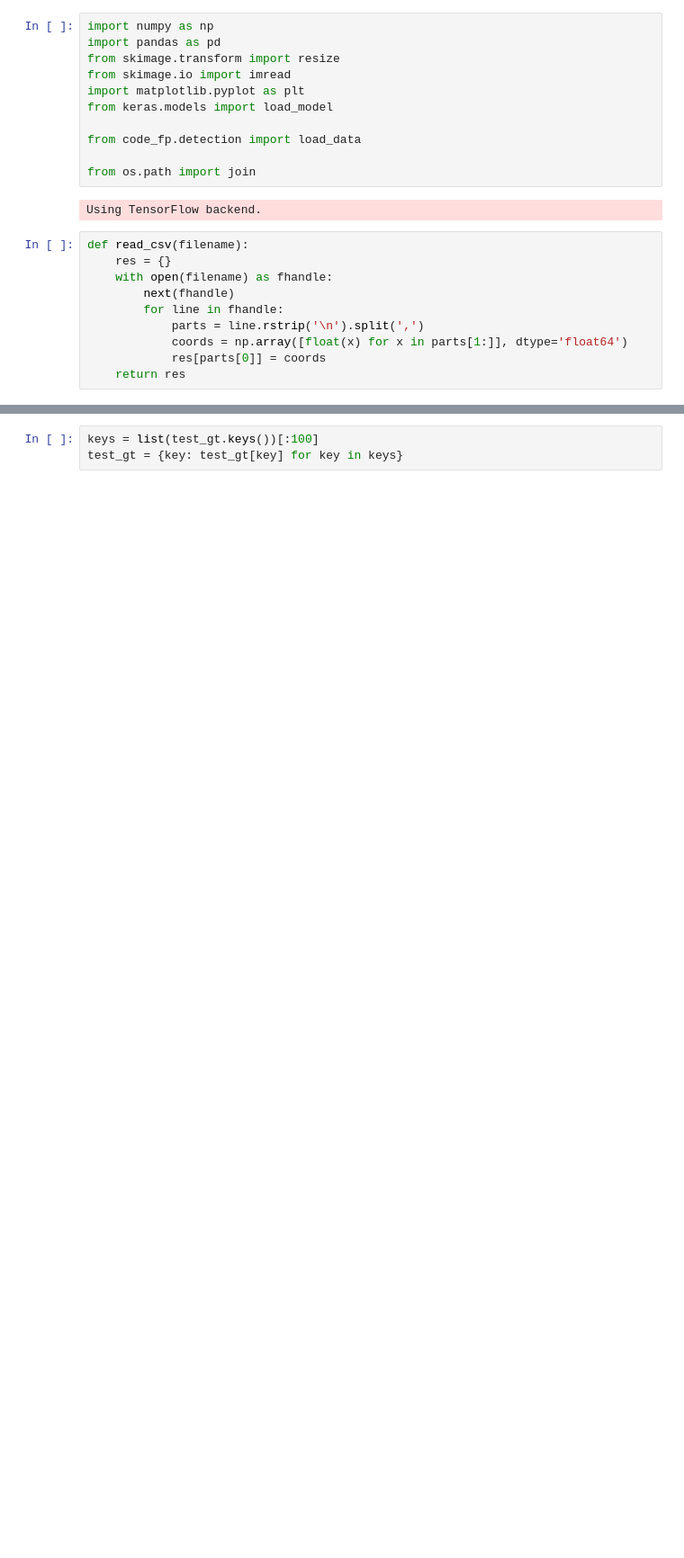
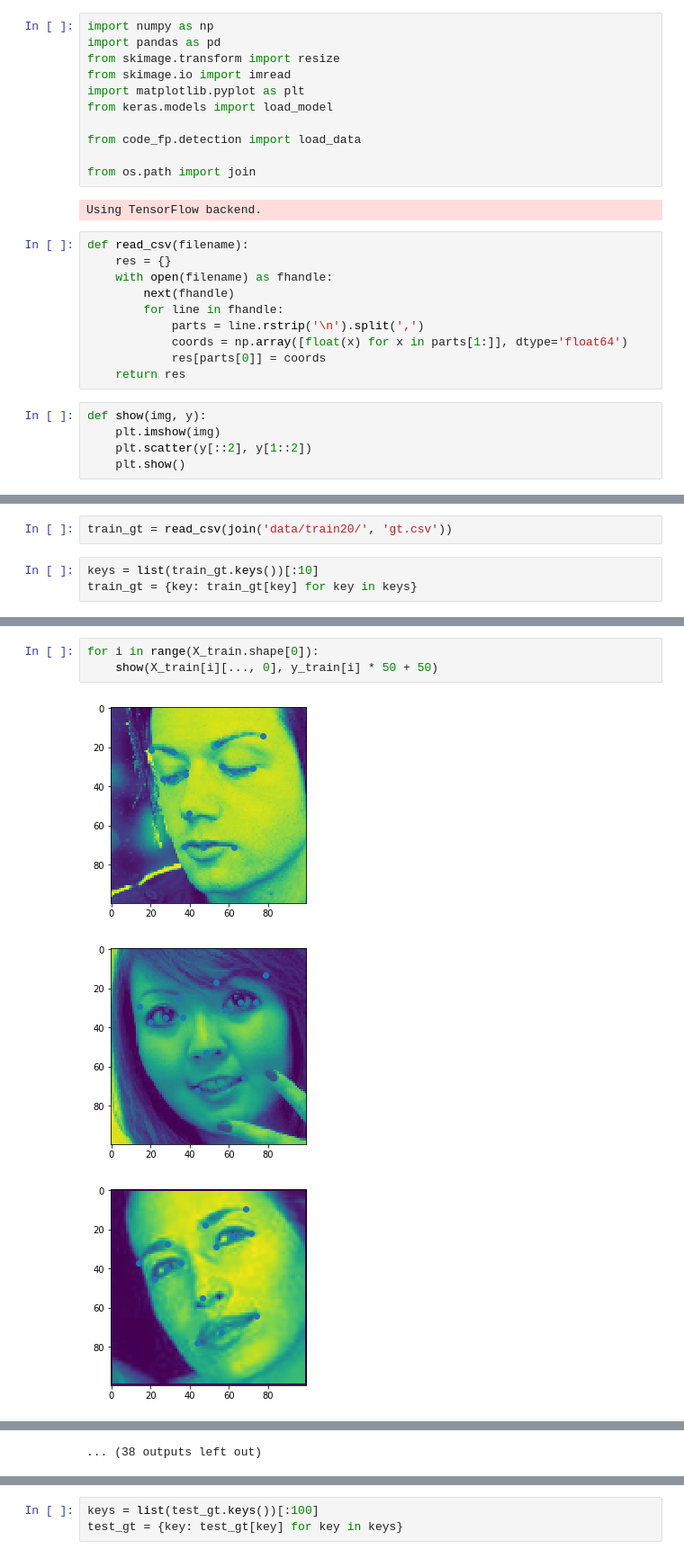
Before and after one commit to ospanoff/cv-gml, a Jupyter notebook: facepoints/check_model.ipynb, the cells around one changed output, grey strips where cells are left out. Shown at 90% size. Saved outputs shown, nothing was run; the diff lists cells and outputs as text; blank space fills up the shorter version.

```diff
--- a/facepoints/check_model.ipynb
+++ b/facepoints/check_model.ipynb
@@ -21,3 +21,8 @@ def read_csv(filename):
             coords = np.array([float(x) for x in parts[1:]], dtype='float64')
             res[parts[0]] = coords
     return res
+# %%
+def show(img, y):
+    plt.imshow(img)
+    plt.scatter(y[::2], y[1::2])
+    plt.show()
@@ -23,0 +31,5 @@ def read_csv(filename):
+# %%
+train_gt = read_csv(join('data/train20/', 'gt.csv'))
+# %%
+keys = list(train_gt.keys())[:10]
+train_gt = {key: train_gt[key] for key in keys}
@@ -23,0 +41,7 @@ def read_csv(filename):
+# %%
+for i in range(X_train.shape[0]):
+    show(X_train[i][..., 0], y_train[i] * 50 + 50)
+# %% [output]
+[figure, added]
+[figure, added]
+[figure, added]
@@ -24 +57,2 @@ def read_csv(filename):
+... (38 outputs left out)
 # %%
```
Also changed, not shown: parts of 13 cells of this notebook, 4 other files.
